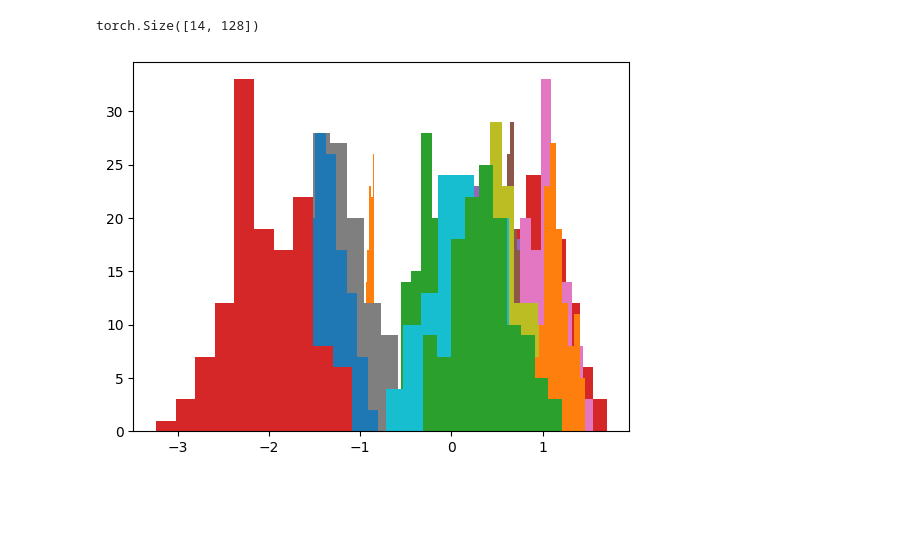
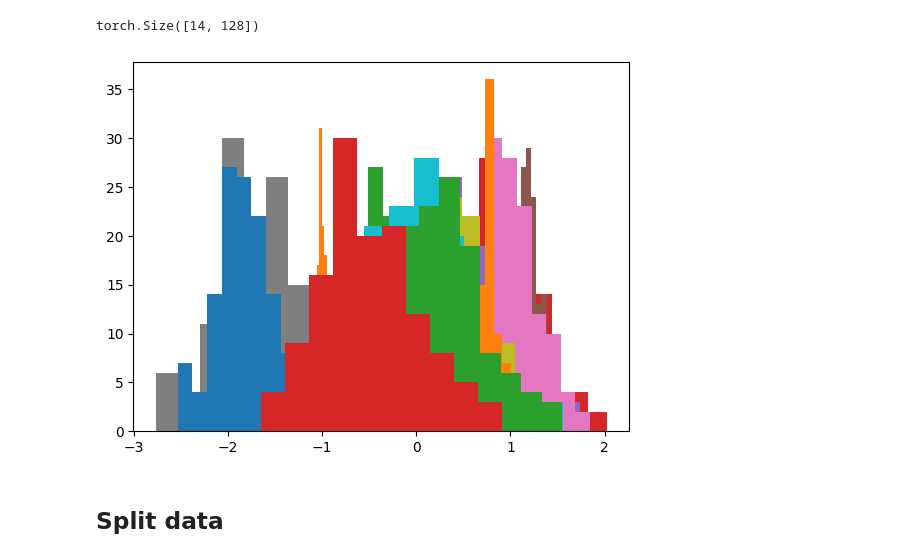
Before and after one commit to SirAfshin/EEG_PlayGround, a Jupyter notebook: notebooks/test_model.ipynb, the cells around one changed output. Drawn from its saved outputs; the diff is of its cells as text; code cells hidden in the pictures; blank space fills up the shorter version.

```diff
--- a/notebooks/test_model.ipynb
+++ b/notebooks/test_model.ipynb
@@ -66,0 +81,25 @@ ValueError: cannot reshape array of size 109312 into shape (14,61,256)
+# %%
+# To 2D for tsception
+
+dataset_name = 'Dreamer_2D_1'
+emotion_dim = 'valence'  # valence, dominance, or arousal
+
+mat_path = '../raw_data/DREAMER.mat'  # path to the DREAMER.mat file
+io_path = f'../saves/datasets/{dataset_name}'  # IO path to store the dataset
+
+dataset = DREAMERDataset(io_path=f"{io_path}",
+                         mat_path=mat_path,
+                         offline_transform=transforms.Compose([
+                             transforms.BaselineRemoval(),
+                             transforms.MeanStdNormalize(),
+                             transforms.To2d()
+                         ]),
+                         online_transform=transforms.ToTensor(),
+                         label_transform=transforms.Compose([
+                             transforms.Select('valence'),
+                             transforms.Binary(3.0)
+                         ]),
+                         chunk_size=128,
+                         baseline_chunk_size=128,
+                         num_baseline=61,
+                         num_worker=4)
@@ -70,6 +112,8 @@ dataset[0][0].shape
 torch.Size([14, 128])
 # %%
 for i in range(14):
-    plt.hist(dataset[18][0][i,:])
+    plt.hist(dataset[100][0][i,:])
 # %% [output]
-[figure, old version]
+[figure, new version]
+# %% [markdown]
+## Split data
```
Also changed, not shown: parts of 22 cells of this notebook, 2 other files.
